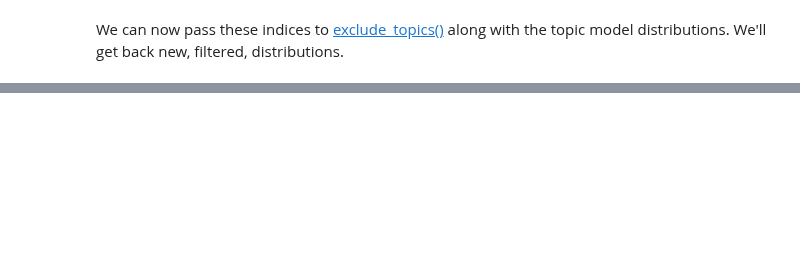
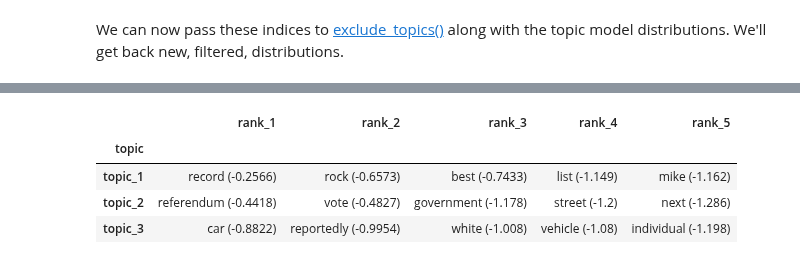
Before and after one commit to WZBSocialScienceCenter/tmtoolkit, a Jupyter notebook: doc/source/topic_modeling.ipynb, the cells around one changed output, grey strips where cells are left out. Saved outputs shown, nothing was run; the diff lists cells and outputs as text; code cells hidden in the pictures; blank space fills up the shorter version.

```diff
--- a/doc/source/topic_modeling.ipynb
+++ b/doc/source/topic_modeling.ipynb
@@ -659,0 +683,9 @@ array(['1_club_line', '2_germany_german', '3_rule_circumstance',
+# %%
+# using relevance matrix here and showing only the first 3 topics
+ldamodel_top_topic_words(topic_word_rel, vocab_bg, top_n=5)[:3]
+# %% [output]
+|  | rank_1 | rank_2 | rank_3 | rank_4 | rank_5 |
+| topic |  |  |  |  |  |
+| topic_1 | record (-0.2566) | rock (-0.6573) | best (-0.7433) | list (-1.149) | mike (-1.162) |
+| topic_2 | referendum (-0.4418) | vote (-0.4827) | government (-1.178) | street (-1.2) | next (-1.286) |
+| topic_3 | car (-0.8822) | reportedly (-0.9954) | white (-1.008) | vehicle (-1.08) | individual (-1.198) |
```
Also changed, not shown: parts of 61 cells of this notebook, 6 other files.
